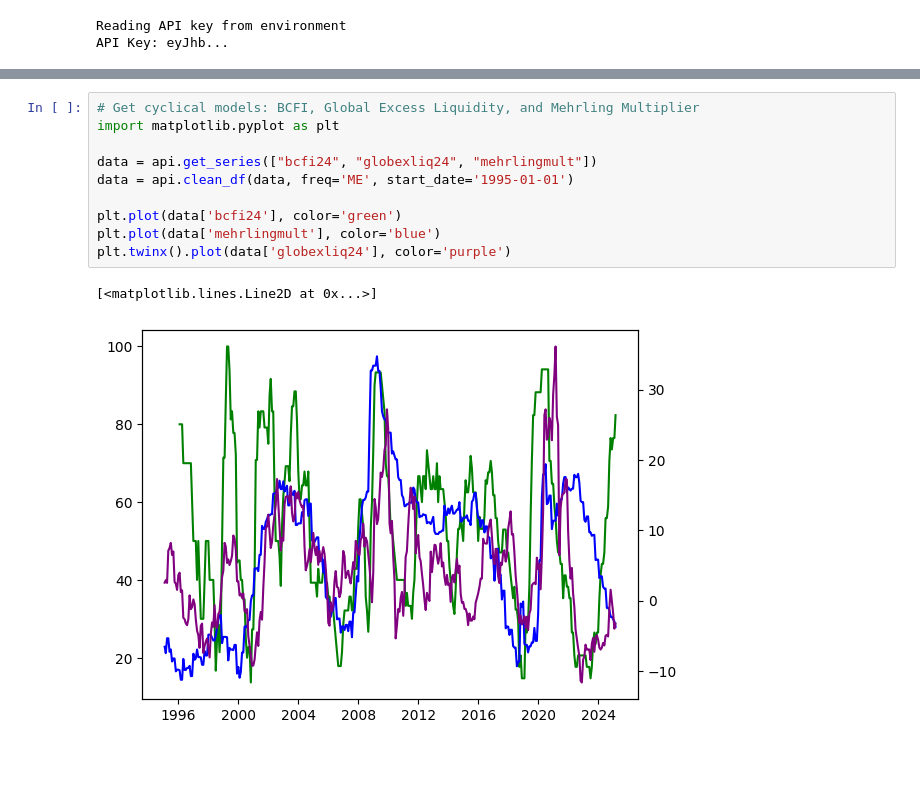
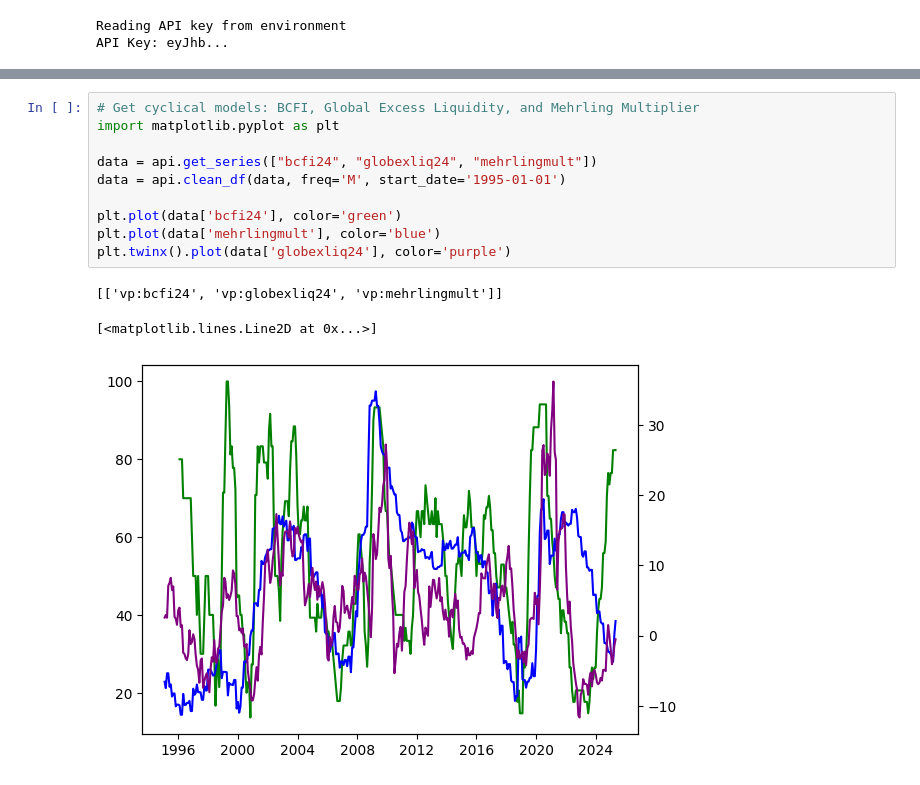
Before and after one commit to variantperception/vp-analysis-api, a Jupyter notebook: examples/basic_examples.ipynb, the cells around one changed output, grey strips where cells are left out. Cells and saved outputs as stored; diff of their text form.

```diff
--- a/examples/basic_examples.ipynb
+++ b/examples/basic_examples.ipynb
@@ -64,13 +66,14 @@ plt.plot(data['lei_us_grow'], color='green')
 # %%
 # Get cyclical models: BCFI, Global Excess Liquidity, and Mehrling Multiplier
 import matplotlib.pyplot as plt
 
 data = api.get_series(["bcfi24", "globexliq24", "mehrlingmult"])
-data = api.clean_df(data, freq='ME', start_date='1995-01-01')
+data = api.clean_df(data, freq='M', start_date='1995-01-01')
 
 plt.plot(data['bcfi24'], color='green')
 plt.plot(data['mehrlingmult'], color='blue')
 plt.twinx().plot(data['globexliq24'], color='purple')
 # %% [output]
-[<matplotlib.lines.Line2D at 0x...>]
+[['vp:bcfi24', 'vp:globexliq24', 'vp:mehrlingmult']]
+[<matplotlib.lines.Line2D at 0x...>]
-[figure, old version]
+[figure, new version]
```
Also changed, not shown: parts of 3 cells of this notebook, 9 other files.
